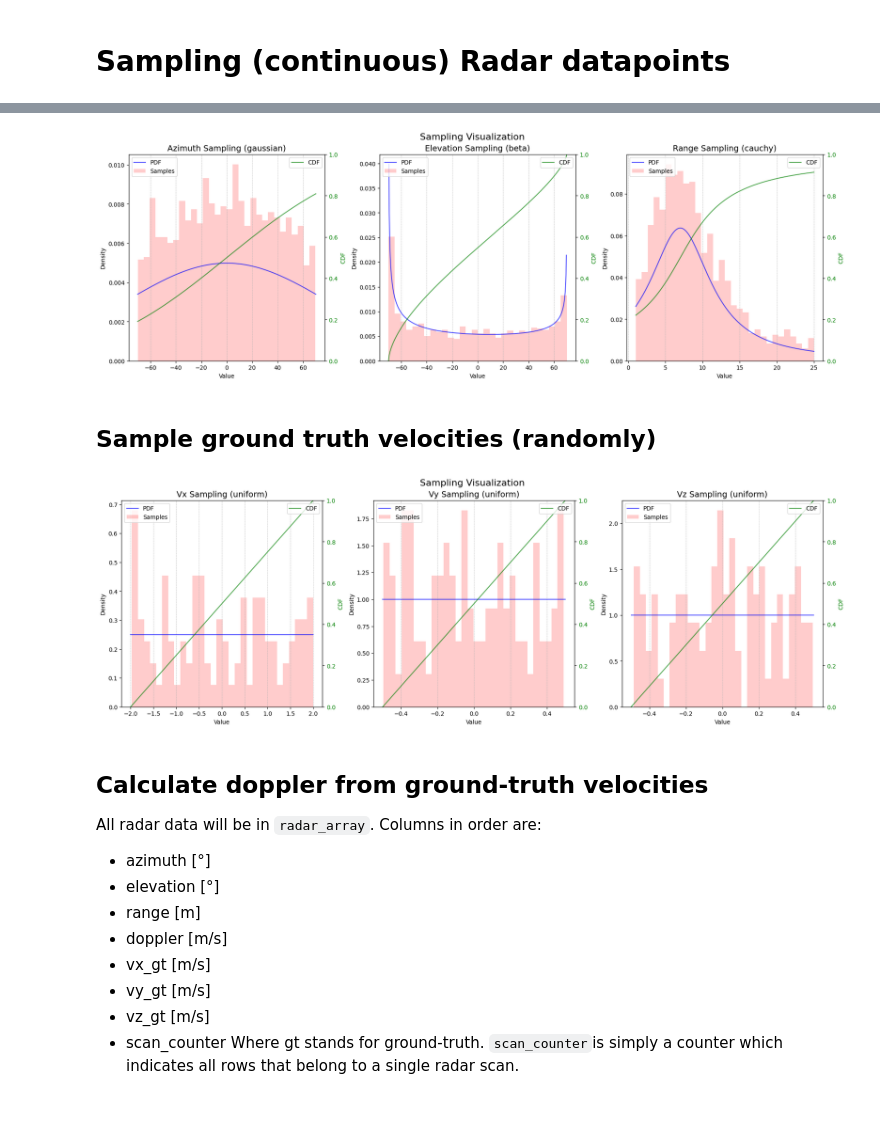
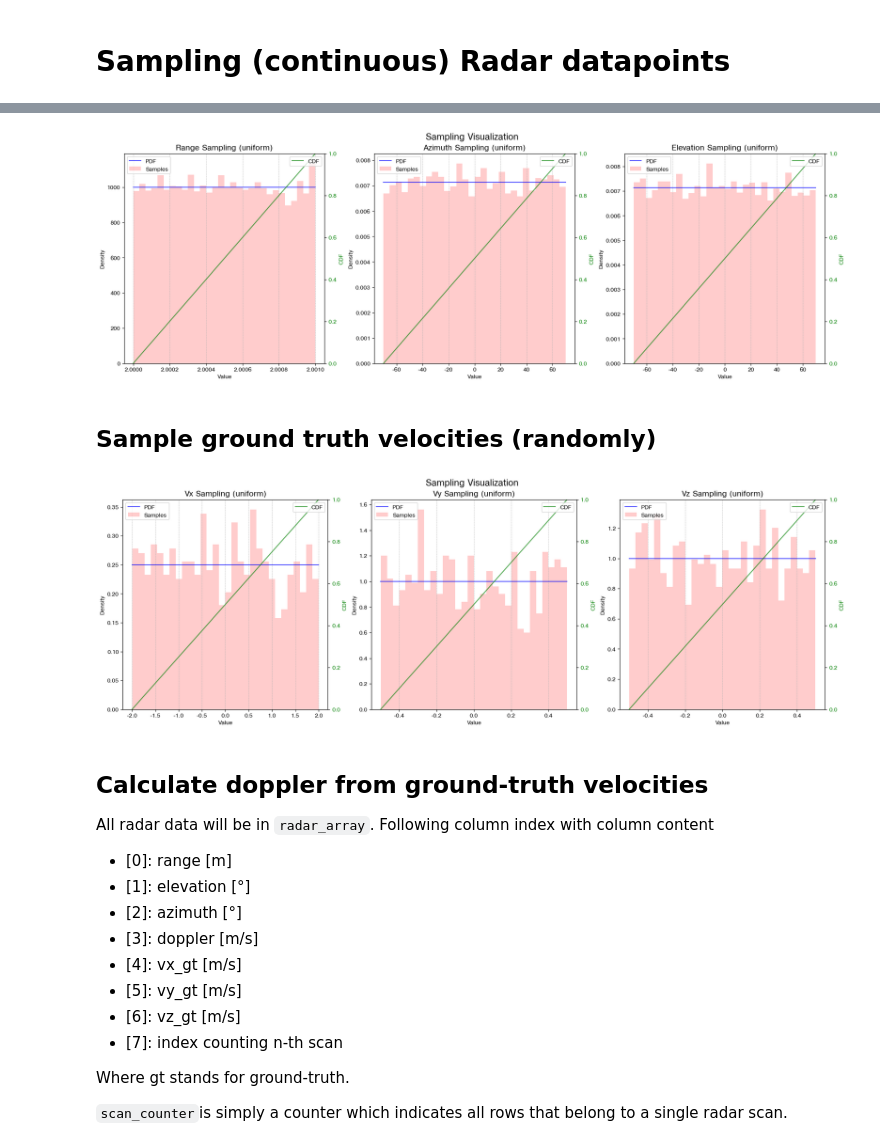
Before and after one commit to Maexerich/Radar, a Jupyter notebook: Radar_discretization/Discretization_effect.ipynb, the cells around one changed output, grey strips where cells are left out. Cells and saved outputs as stored; diff of their text form; code cells hidden in the pictures; blank space fills up the shorter version.

```diff
--- a/Radar_discretization/Discretization_effect.ipynb
+++ b/Radar_discretization/Discretization_effect.ipynb
@@ -11,7 +12,7 @@ from lib.geometry import *
 # Global parameters
 # %%
 # How many radar scans to simulate
-n_scans = 100
+n_scans = 1000
 n_points_per_scan = 15
 
 # Ground-truth velocity distribution
@@ -25,22 +44,25 @@ v_sampling_config = {
 # %%
 # Example Usage
 radar_sampling_config = {
-    "azimuth": {"distribution": "gaussian", "params": {"mean": 0, "std_dev": 80}, "bounds": (-70, 70)},
-    "elevation": {"distribution": "beta", "params": {"alpha": 0.6, "beta": 0.7}, "bounds": (-70, 70)},
-    "range": {"distribution": "cauchy", "params": {"loc": 7, "scale": 5}, "bounds": (1, 25)},
+    # "range": {"distribution": "cauchy", "params": {"loc": 7, "scale": 5}, "bounds": (1, 25)},
+    # "azimuth": {"distribution": "gaussian", "params": {"mean": 0, "std_dev": 80}, "bounds": (-70, 70)},
+    # "elevation": {"distribution": "beta", "params": {"alpha": 0.6, "beta": 0.7}, "bounds": (-70, 70)},
+    "range": {"distribution": "uniform", "params": {}, "bounds": (2, 2.001)},
+    "azimuth": {"distribution": "uniform", "params": {}, "bounds": (-70, 70)},
+    "elevation": {"distribution": "uniform", "params": {}, "bounds": (-70, 70)},
 }
 
 # Initialize the sampler
 radar_sampler = MultiDimensionalSampler(radar_sampling_config)
 
 radar_sampler.sample(num_samples=n_scans*n_points_per_scan) # np.array with columns [azimuth, elevation, range]
 
 # Generate and visualize samples
 radar_sampler.visualize_sampling()
 
 radar_samples = radar_sampler.get_samples()
 # %% [output]
-[figure, old version]
+[figure, new version]
 # %% [markdown]
 ## Sample ground truth velocities (randomly)
 # %%
@@ -51,19 +73,22 @@ v_sampler.visualize_sampling()
 
 velocity_gt_samples = v_sampler.get_samples()
 # %% [output]
-[figure, old version]
+[figure, new version]
 # %% [markdown]
 ## Calculate doppler from ground-truth velocities
 All radar data will be in `radar_array`.
-Columns in order are:
-- azimuth [°]
-- elevation [°]
-- range [m]
-- doppler [m/s]
-- vx_gt [m/s]
-- vy_gt [m/s]
-- vz_gt [m/s]
-- scan_counter
+Following column index with column content
+- [0]:   range [m]
+- [1]:   elevation [°]
+- [2]:   azimuth [°]
+- [3]:   doppler [m/s]
+- [4]:   vx_gt [m/s]
+- [5]:   vy_gt [m/s]
+- [6]:   vz_gt [m/s]
+- [7]:   index counting n-th scan
+
+
 Where gt stands for ground-truth.
+
 `scan_counter`is simply a counter which indicates all rows that belong to a single radar scan.
 # %%
```
Also changed, not shown: parts of 16 cells of this notebook, 2 other files.
